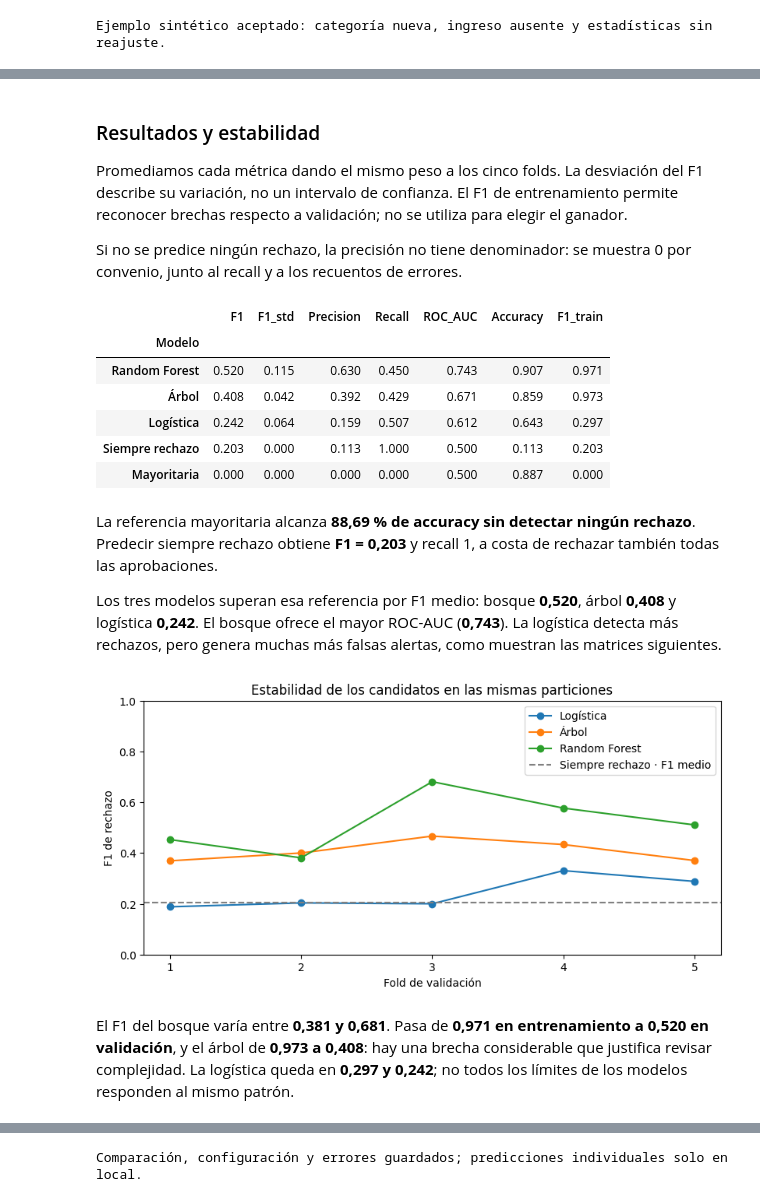
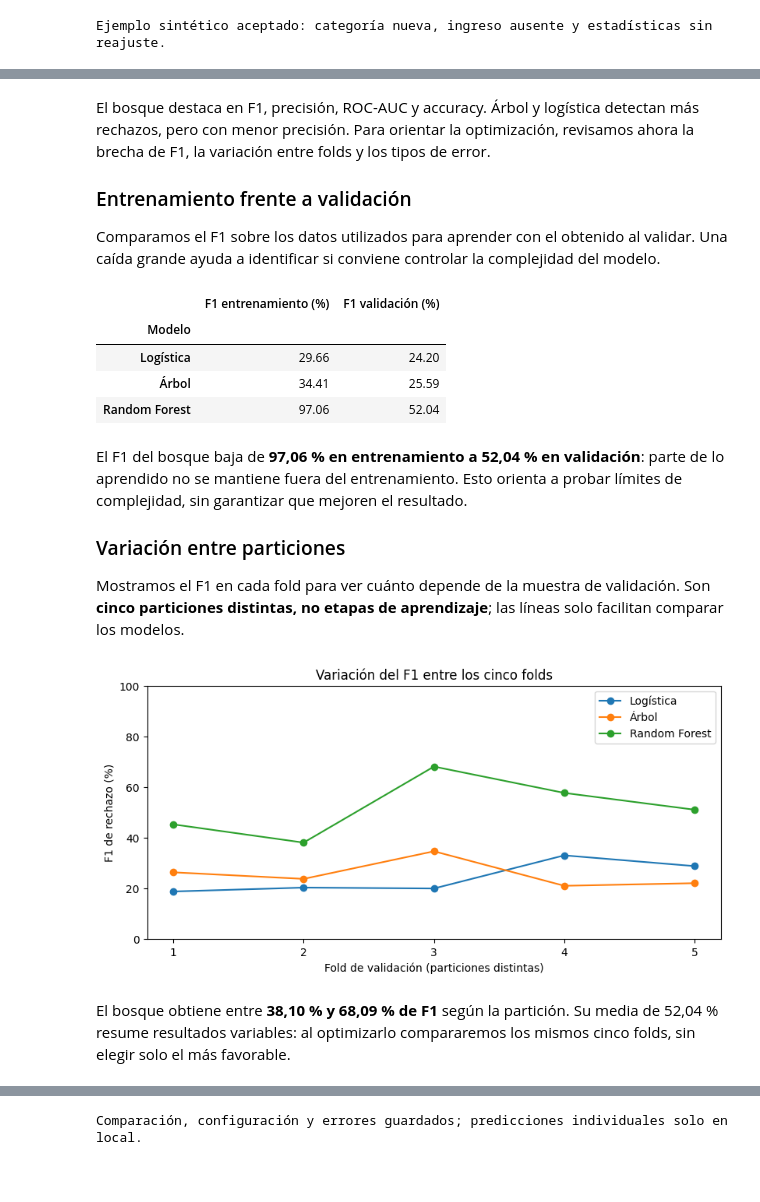
Before and after one commit to toni-oc/clasificacion-solicitudes-tarjeta, a Jupyter notebook: notebooks/clasificacion-solicitudes-tarjeta.ipynb, the cells around one changed output, grey strips where cells are left out. Cells and saved outputs as stored; diff of their text form; code cells hidden in the pictures; blank space fills up the shorter version.

Commit message:
Finalizar análisis de solicitudes de tarjeta para portfolio

```diff
--- a/notebooks/01-analisis-y-modelado.ipynb
+++ b/notebooks/clasificacion-solicitudes-tarjeta.ipynb
@@ -806,14 +811,11 @@ Son valores iniciales, no óptimos. Conservamos los valores predeterminados de c
 # %%
 estimadores = {
-    "Logística": LogisticRegression(class_weight="balanced", max_iter=2000),
-    "Árbol": DecisionTreeClassifier(class_weight="balanced", random_state=42),
-    "Random Forest": RandomForestClassifier(class_weight="balanced", random_state=42, n_jobs=-1),
+    "Logística": LogisticRegression(max_iter=2000, class_weight="balanced", random_state=42),
+    "Árbol": DecisionTreeClassifier(max_depth=5, class_weight="balanced", random_state=42),
+    "Random Forest": RandomForestClassifier(n_estimators=100, class_weight="balanced", random_state=42, n_jobs=-1),
 }
 preparacion_arboles = clone(preparacion).set_params(columnas__num__escalar="passthrough")
-candidatos = {
-    "Mayoritaria": DummyClassifier(strategy="prior"),
-    "Siempre rechazo": DummyClassifier(strategy="constant", constant=1),
-}
+candidatos = {}
 for nombre, estimador in estimadores.items():
     base = preparacion if nombre == "Logística" else preparacion_arboles
     candidatos[nombre] = Pipeline([
@@ -841,44 +863,36 @@ print(f"{len(por_fold)} ajustes: {len(candidatos)} candidatos × {len(particione
 # %% [markdown]
-### Resultados y estabilidad
+El bosque destaca en F1, precisión, ROC-AUC y accuracy. Árbol y logística detectan más rechazos, pero con menor precisión. Para orientar la optimización, revisamos ahora la brecha de F1, la variación entre folds y los tipos de error.
 
-Promediamos cada métrica dando el mismo peso a los cinco folds. La desviación del F1 describe su variación, no un intervalo de confianza. El F1 de entrenamiento permite reconocer brechas respecto a validación; no se utiliza para elegir el ganador.
+### Entrenamiento frente a validación
 
-Si no se predice ningún rechazo, la precisión no tiene denominador: se muestra 0 por convenio, junto al recall y a los recuentos de errores.
+Comparamos el F1 sobre los datos utilizados para aprender con el obtenido al validar. Una caída grande ayuda a identificar si conviene controlar la complejidad del modelo.
 # %%
-comparacion = por_fold.groupby("Modelo", sort=False).agg(
-    F1=("F1", "mean"), F1_std=("F1", "std"),
-    Precision=("Precision", "mean"), Recall=("Recall", "mean"),
-    ROC_AUC=("ROC_AUC", "mean"), Accuracy=("Accuracy", "mean"),
-    F1_train=("F1_train", "mean"),
-).sort_values("F1", ascending=False)
-display(comparacion.round(3))
+display((100 * comparacion.loc[list(estimadores), ["F1_train", "F1"]])
+        .rename(columns={"F1_train": "F1 entrenamiento (%)", "F1": "F1 validación (%)"})
+        .round(2))
 # %% [output]
-|  | F1 | F1_std | Precision | Recall | ROC_AUC | Accuracy | F1_train |
-| Modelo |  |  |  |  |  |  |  |
-| Random Forest | 0.520 | 0.115 | 0.630 | 0.450 | 0.743 | 0.907 | 0.971 |
-| Árbol | 0.408 | 0.042 | 0.392 | 0.429 | 0.671 | 0.859 | 0.973 |
-| Logística | 0.242 | 0.064 | 0.159 | 0.507 | 0.612 | 0.643 | 0.297 |
-| Siempre rechazo | 0.203 | 0.000 | 0.113 | 1.000 | 0.500 | 0.113 | 0.203 |
-| Mayoritaria | 0.000 | 0.000 | 0.000 | 0.000 | 0.500 | 0.887 | 0.000 |
+|  | F1 entrenamiento (%) | F1 validación (%) |
+| Modelo |  |  |
+| Logística | 29.66 | 24.20 |
+| Árbol | 34.41 | 25.59 |
+| Random Forest | 97.06 | 52.04 |
 # %% [markdown]
-La referencia mayoritaria alcanza **88,69 % de accuracy sin detectar ningún rechazo**. Predecir siempre rechazo obtiene **F1 = 0,203** y recall 1, a costa de rechazar también todas las aprobaciones.
+El F1 del bosque baja de **97,06 % en entrenamiento a 52,04 % en validación**: parte de lo aprendido no se mantiene fuera del entrenamiento. Esto orienta a probar límites de complejidad, sin garantizar que mejoren el resultado.
 
-Los tres modelos superan esa referencia por F1 medio: bosque **0,520**, árbol **0,408** y logística **0,242**. El bosque ofrece el mayor ROC-AUC (**0,743**). La logística detecta más rechazos, pero genera muchas más falsas alertas, como muestran las matrices siguientes.
+### Variación entre particiones
+
+Mostramos el F1 en cada fold para ver cuánto depende de la muestra de validación. Son **cinco particiones distintas, no etapas de aprendizaje**; las líneas solo facilitan comparar los modelos.
 # %%
-f1_folds = por_fold.loc[por_fold["Modelo"].isin(estimadores)].pivot(
-    index="Fold", columns="Modelo", values="F1",
-)
+f1_folds = por_fold.pivot(index="Fold", columns="Modelo", values="F1")
 fig, ax = plt.subplots(figsize=(8, 4), layout="constrained")
 for nombre in estimadores:
-    ax.plot(f1_folds.index, f1_folds[nombre], marker="o", label=nombre)
-ax.axhline(comparacion.loc["Siempre rechazo", "F1"], color="gray", linestyle="--",
-           label="Siempre rechazo · F1 medio")
-ax.set(xlabel="Fold de validación", ylabel="F1 de rechazo", xticks=f1_folds.index,
-       ylim=(0, 1), title="Estabilidad de los candidatos en las mismas particiones")
+    ax.plot(f1_folds.index, 100 * f1_folds[nombre], marker="o", label=nombre)
+ax.set(xlabel="Fold de validación (particiones distintas)", ylabel="F1 de rechazo (%)",
+       xticks=f1_folds.index, ylim=(0, 100), title="Variación del F1 entre los cinco folds")
 ax.legend()
 plt.show()
 # %% [output]
-[figure, old version]
+[figure, new version]
 # %% [markdown]
-El F1 del bosque varía entre **0,381 y 0,681**. Pasa de **0,971 en entrenamiento a 0,520 en validación**, y el árbol de **0,973 a 0,408**: hay una brecha considerable que justifica revisar complejidad. La logística queda en **0,297 y 0,242**; no todos los límites de los modelos responden al mismo patrón.
+El bosque obtiene entre **38,10 % y 68,09 % de F1** según la partición. Su media de 52,04 % resume resultados variables: al optimizarlo compararemos los mismos cinco folds, sin elegir solo el más favorable.
 # %% [markdown]
```
Also changed, not shown: parts of 73 cells of this notebook, 32 other files.
